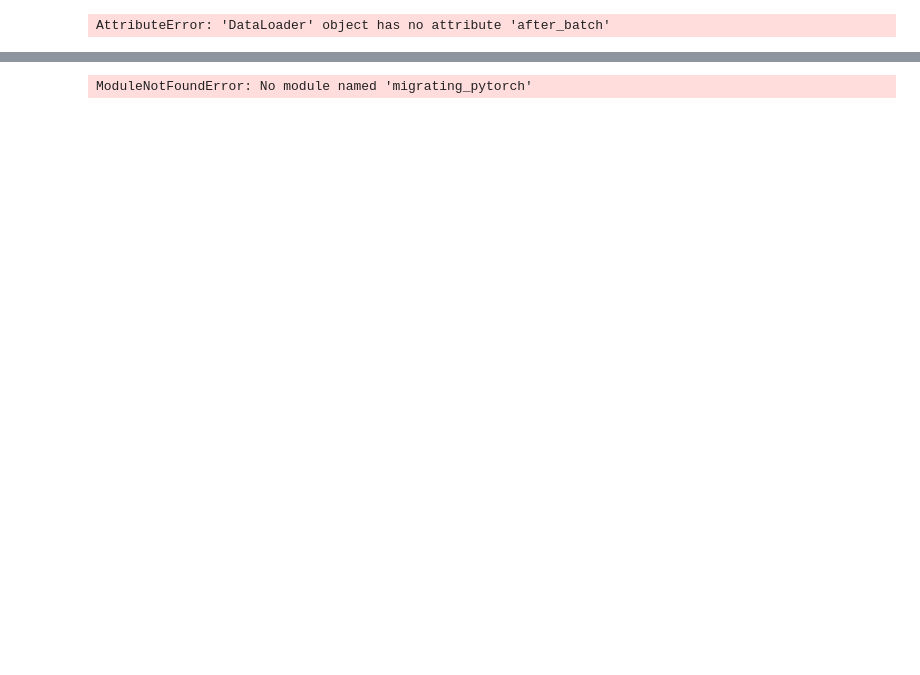
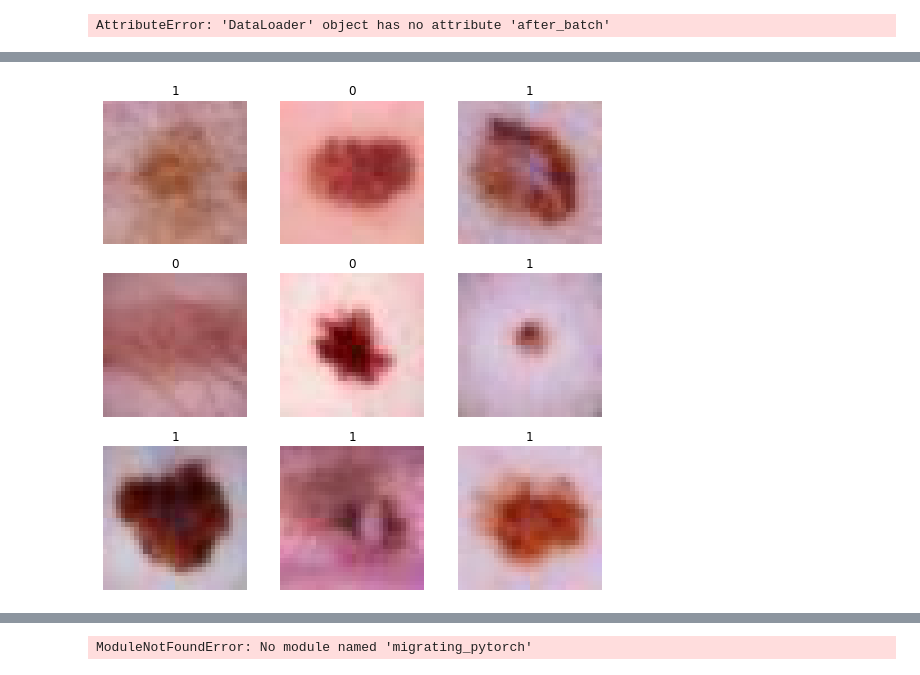
Before and after one commit to taitsmp/ml-melanoma-live-project, a Jupyter notebook: Fastai Training.ipynb, the cells around one changed output, grey strips where cells are left out. Drawn from its saved outputs; the diff is of its cells as text; code cells hidden in the pictures; blank space fills up the shorter version.

```diff
--- a/Fastai Training.ipynb
+++ b/Fastai Training.ipynb
@@ -67,0 +84,4 @@ fastai.callback.data.CudaCallback
+# %%
+path  = unp + '/labeled'
+files = get_image_files(path)
+dls = ImageDataLoaders.from_name_re(path, files, r'\w+_([01]).jpg')  #Note: you can explicity set the device here too.
@@ -67,0 +108,4 @@ fastai.callback.data.CudaCallback
+# %%
+dls.show_batch()
+# %% [output]
+[figure, added]
```
Also changed, not shown: parts of 39 cells of this notebook.
